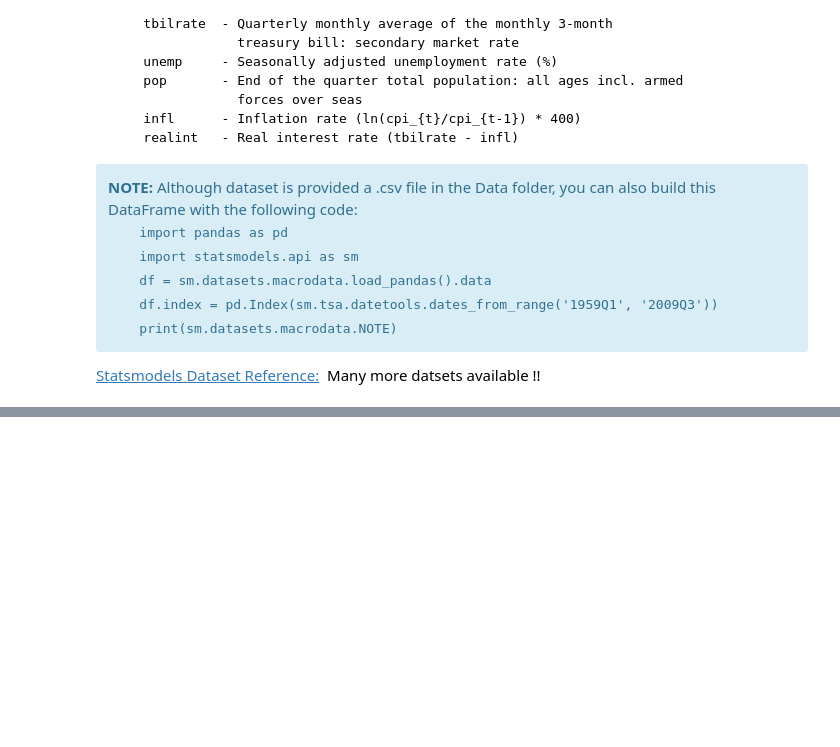
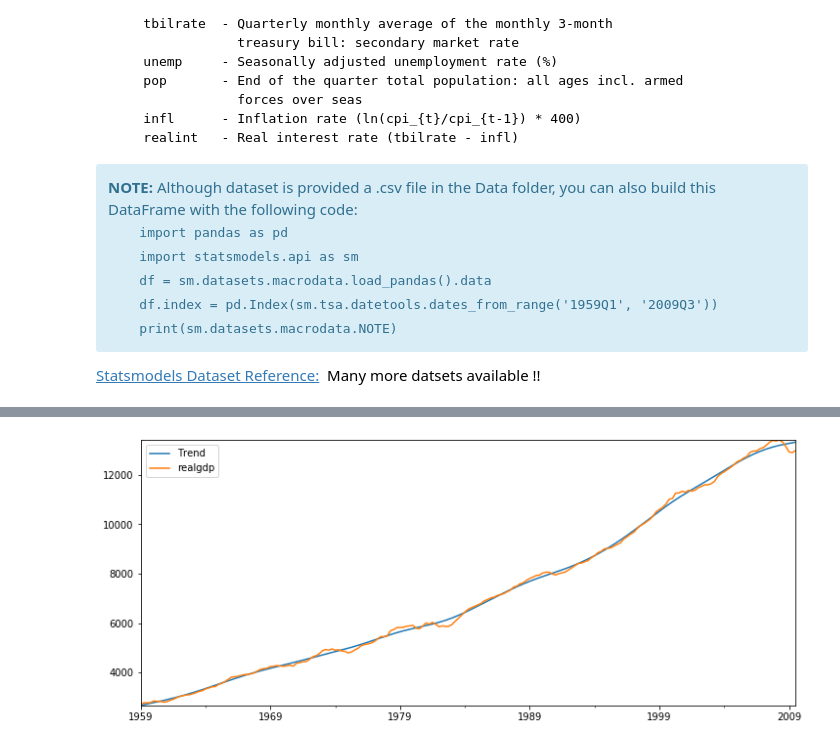
Before and after one commit to pksvv/MachineLearningSL, a Jupyter notebook: TSA/notebooks/02-Time-Series-Analysis-with-Statsmodels/00-Introduction-to-Statsmodels.ipynb, the cells around one changed output, grey strips where cells are left out. Drawn from its saved outputs; the diff is of its cells as text; code cells hidden in the pictures; blank space fills up the shorter version.

```diff
--- a/TSA/notebooks/02-Time-Series-Analysis-with-Statsmodels/00-Introduction-to-Statsmodels.ipynb
+++ b/TSA/notebooks/02-Time-Series-Analysis-with-Statsmodels/00-Introduction-to-Statsmodels.ipynb
@@ -50,0 +81,4 @@ Variable name definitions:
+# %%
+df[['Trend','realgdp']].plot(figsize=(12,5)).autoscale(tight=True)
+# %% [output]
+[figure, added]
```
Also changed, not shown: parts of 8 cells of this notebook, 1 other file.
